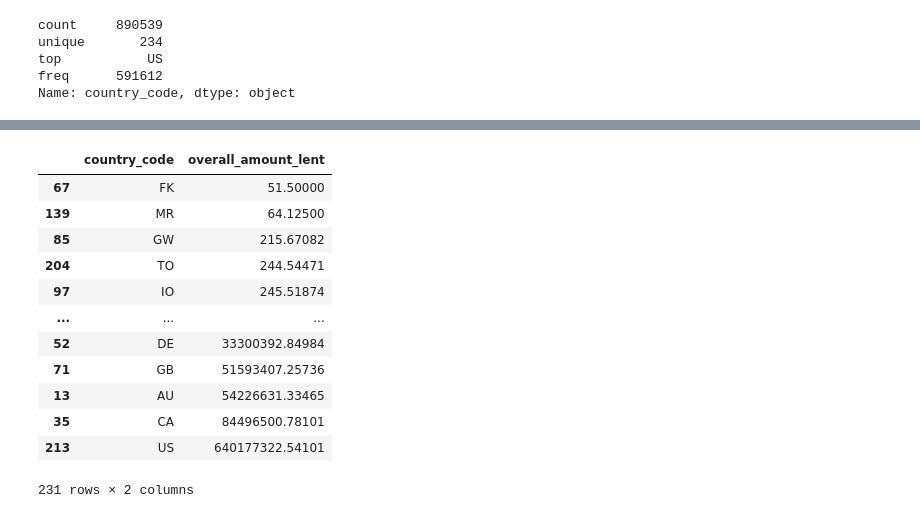
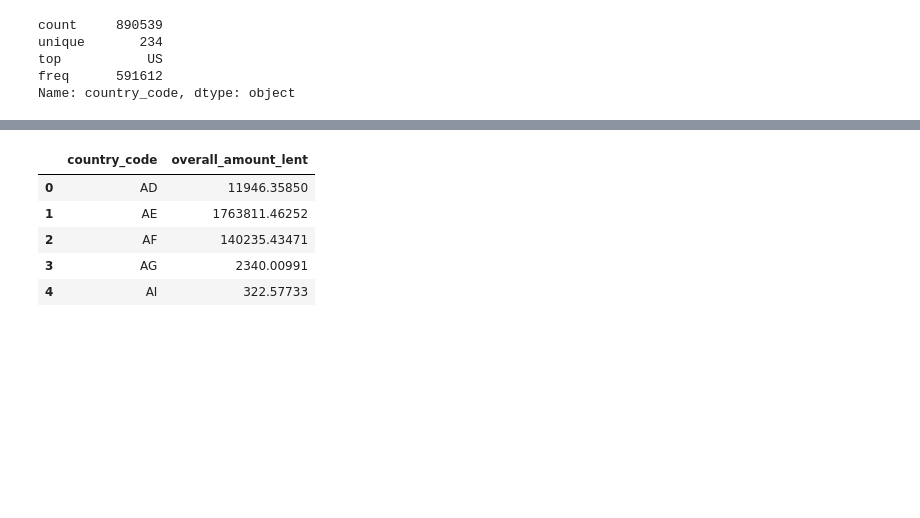
Before and after one commit to Lukpier/cs-project, a Jupyter notebook: kiva.ipynb, the cells around one changed output, grey strips where cells are left out. Cells and saved outputs as stored; diff of their text form; code cells hidden in the pictures; blank space fills up the shorter version.

```diff
--- a/kiva.ipynb
+++ b/kiva.ipynb
@@ -78,5 +78,5 @@ For each loan, add a column duration corresponding to the number of days between
 # %%
 %%time
 
-loans = pd.read_csv('data/loans.csv')
+loans = pd.read_csv('data/loans.csv')[['loan_id', 'country_code', 'loan_amount', 'num_lenders_total', 'disburse_time', 'planned_expiration_time']]
 # %% [output]
@@ -373,18 +375,11 @@ Wall time: 7.67 s
 # %%
 lend_by_country = df4.groupby('country_code')['overall_amount_lent'].sum().reset_index(name='overall_amount_lent')
-# %%
-lend_by_country.sort_values(by='overall_amount_lent')
-# %% [output]
-|  | country_code | overall_amount_lent |
-| 67 | FK | 51.50000 |
-| 139 | MR | 64.12500 |
-| 85 | GW | 215.67082 |
-| 204 | TO | 244.54471 |
-| 97 | IO | 245.51874 |
-| ... | ... | ... |
-| 52 | DE | 33300392.84984 |
-| 71 | GB | 51593407.25736 |
-| 13 | AU | 54226631.33465 |
-| 35 | CA | 84496500.78101 |
-| 213 | US | 640177322.54101 |
-231 rows × 2 columns
+# %%
+lend_by_country.head()
+# %% [output]
+|  | country_code | overall_amount_lent |
+| 0 | AD | 11946.35850 |
+| 1 | AE | 1763811.46252 |
+| 2 | AF | 140235.43471 |
+| 3 | AG | 2340.00991 |
+| 4 | AI | 322.57733 |
```
Also changed, not shown: parts of 20 cells of this notebook.
